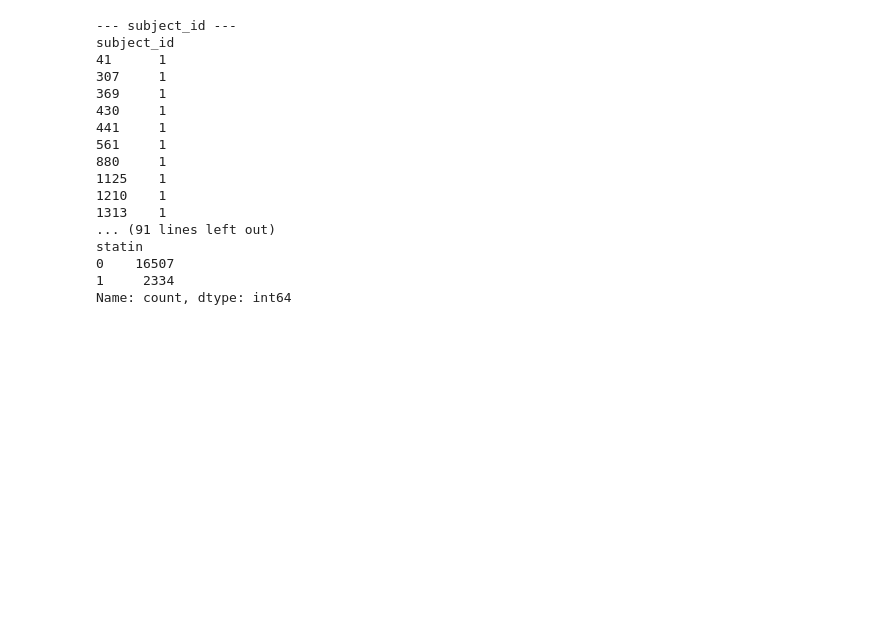
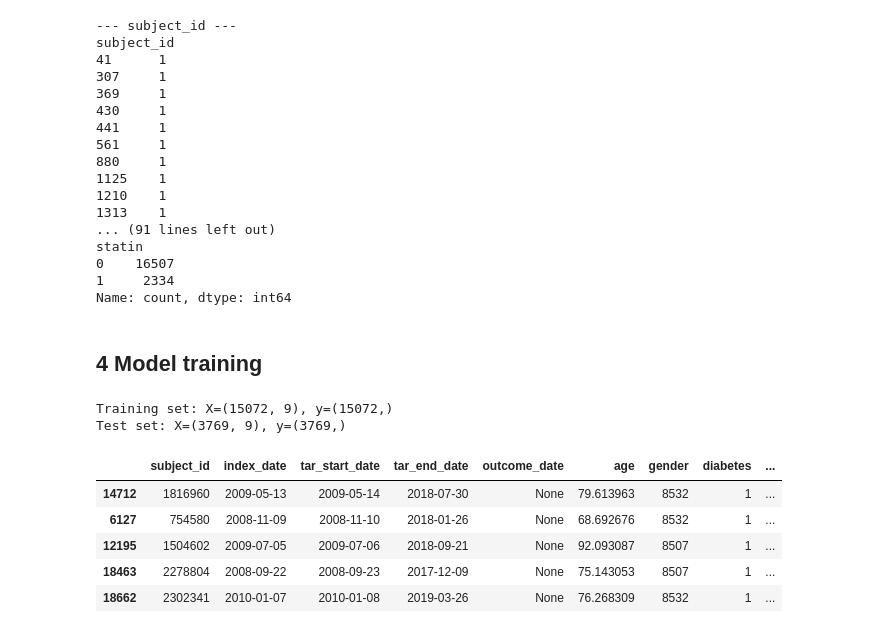
Before and after one commit to YouriDeKeersmaecker/P-PLP, a Jupyter notebook: notebooks/p_plp_showcase.ipynb, the cells around one changed output. Drawn from its saved outputs; the diff is of its cells as text; code cells hidden in the pictures; blank space fills up the shorter version.

Commit message:
splitting data

```diff
--- a/notebooks/p_plp_showcase.ipynb
+++ b/notebooks/p_plp_showcase.ipynb
@@ -639,3 +639,25 @@ statin
 0    16507
 1     2334
 Name: count, dtype: int64
+# %% [markdown]
+## 4 Model training
+# %%
+from p_plp.modeling.dataset import split_dataset
+
+model_df = features_df.rename(columns={"outcome_flag": "label"}).copy()
+
+X_train, X_test, y_train, y_test = split_dataset(model_df)
+
+print(f"Training set: X={X_train.shape}, y={y_train.shape}")
+print(f"Test set: X={X_test.shape}, y={y_test.shape}")
+
+X_train.head()
+# %% [output]
+Training set: X=(15072, 9), y=(15072,)
+Test set: X=(3769, 9), y=(3769,)
+|  | subject_id | index_date | tar_start_date | tar_end_date | outcome_date | age | gender | diabetes | ... |
+| 14712 | 1816960 | 2009-05-13 | 2009-05-14 | 2018-07-30 | None | 79.613963 | 8532 | 1 | ... |
+| 6127 | 754580 | 2008-11-09 | 2008-11-10 | 2018-01-26 | None | 68.692676 | 8532 | 1 | ... |
+| 12195 | 1504602 | 2009-07-05 | 2009-07-06 | 2018-09-21 | None | 92.093087 | 8507 | 1 | ... |
+| 18463 | 2278804 | 2008-09-22 | 2008-09-23 | 2017-12-09 | None | 75.143053 | 8507 | 1 | ... |
+| 18662 | 2302341 | 2010-01-07 | 2010-01-08 | 2019-03-26 | None | 76.268309 | 8532 | 1 | ... |
```
Also changed, not shown: 5 other files.
